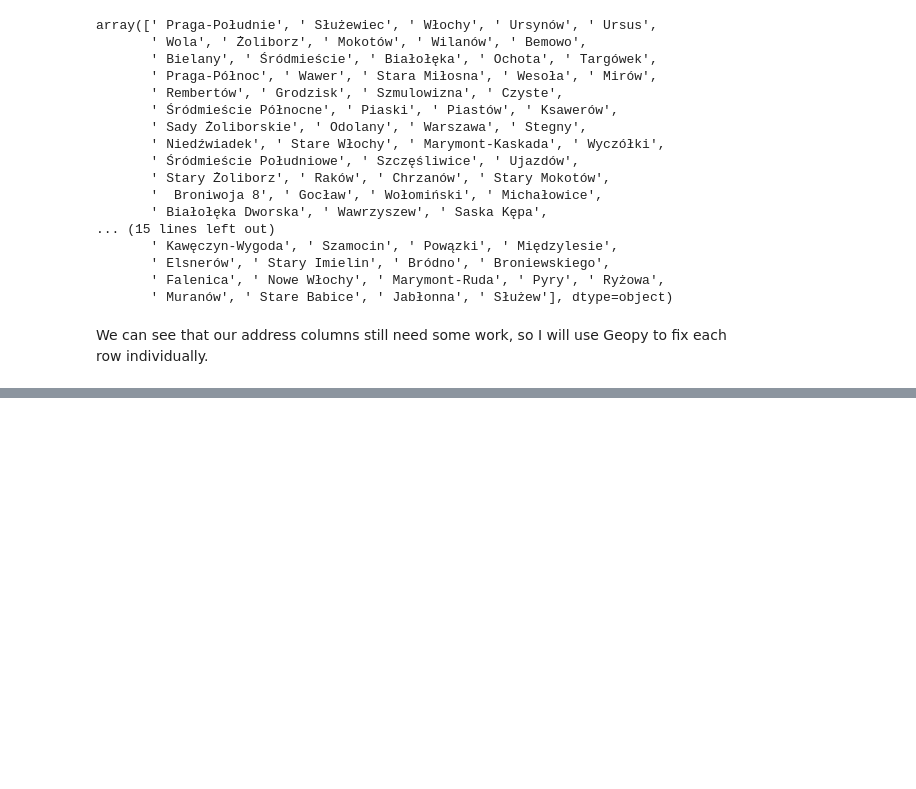
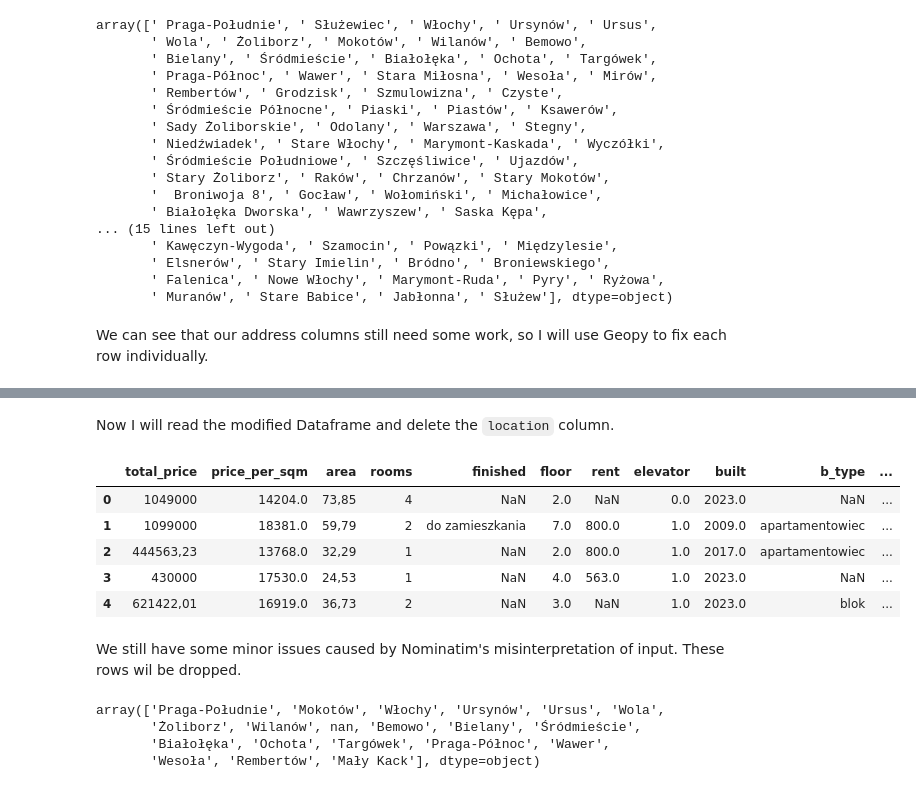
Before and after one commit to mateuszel/apartment-price-prediction, a Jupyter notebook: eda.ipynb, the cells around one changed output, grey strips where cells are left out. Saved outputs shown, nothing was run; the diff lists cells and outputs as text; code cells hidden in the pictures; blank space fills up the shorter version.

```diff
--- a/eda.ipynb
+++ b/eda.ipynb
@@ -541,0 +552,21 @@ df.to_csv('modified_df.csv', index=False)
+# %% [markdown]
+Now I will read the modified Dataframe and delete the `location` column.
+# %%
+df = pd.read_csv('modified_df.csv')
+df = df.drop('location', axis=1)
+# %% [output]
+|  | total_price | price_per_sqm | area | rooms | finished | floor | rent | elevator | built | b_type | ... |
+| 0 | 1049000 | 14204.0 | 73,85 | 4 | NaN | 2.0 | NaN | 0.0 | 2023.0 | NaN | ... |
+| 1 | 1099000 | 18381.0 | 59,79 | 2 | do zamieszkania | 7.0 | 800.0 | 1.0 | 2009.0 | apartamentowiec | ... |
+| 2 | 444563,23 | 13768.0 | 32,29 | 1 | NaN | 2.0 | 800.0 | 1.0 | 2017.0 | apartamentowiec | ... |
+| 3 | 430000 | 17530.0 | 24,53 | 1 | NaN | 4.0 | 563.0 | 1.0 | 2023.0 | NaN | ... |
+| 4 | 621422,01 | 16919.0 | 36,73 | 2 | NaN | 3.0 | NaN | 1.0 | 2023.0 | blok | ... |
+# %% [markdown]
+We still have some minor issues caused by Nominatim's misinterpretation of input. These rows wil be dropped.
+# %%
+df['district'].unique()
+# %% [output]
+array(['Praga-Południe', 'Mokotów', 'Włochy', 'Ursynów', 'Ursus', 'Wola',
+       'Żoliborz', 'Wilanów', nan, 'Bemowo', 'Bielany', 'Śródmieście',
+       'Białołęka', 'Ochota', 'Targówek', 'Praga-Północ', 'Wawer',
+       'Wesoła', 'Rembertów', 'Mały Kack'], dtype=object)
```
Also changed, not shown: parts of 8 cells of this notebook, 2 other files.
